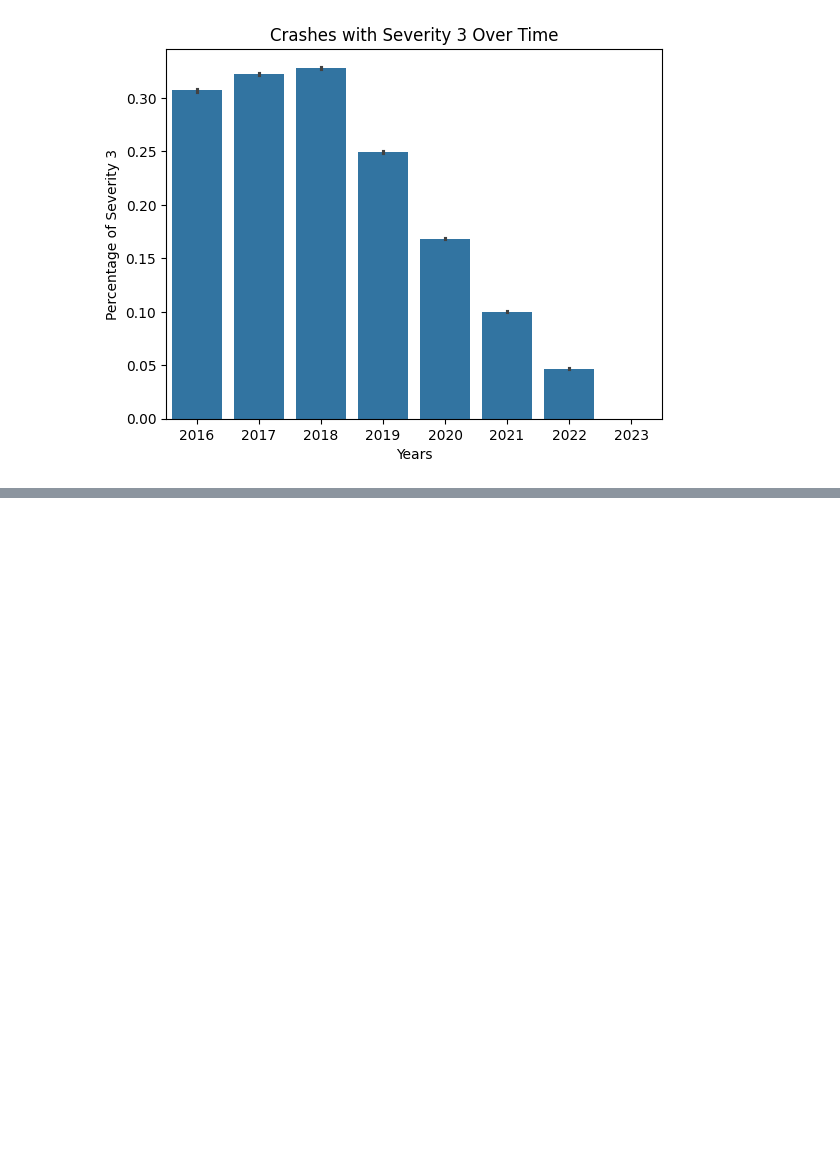
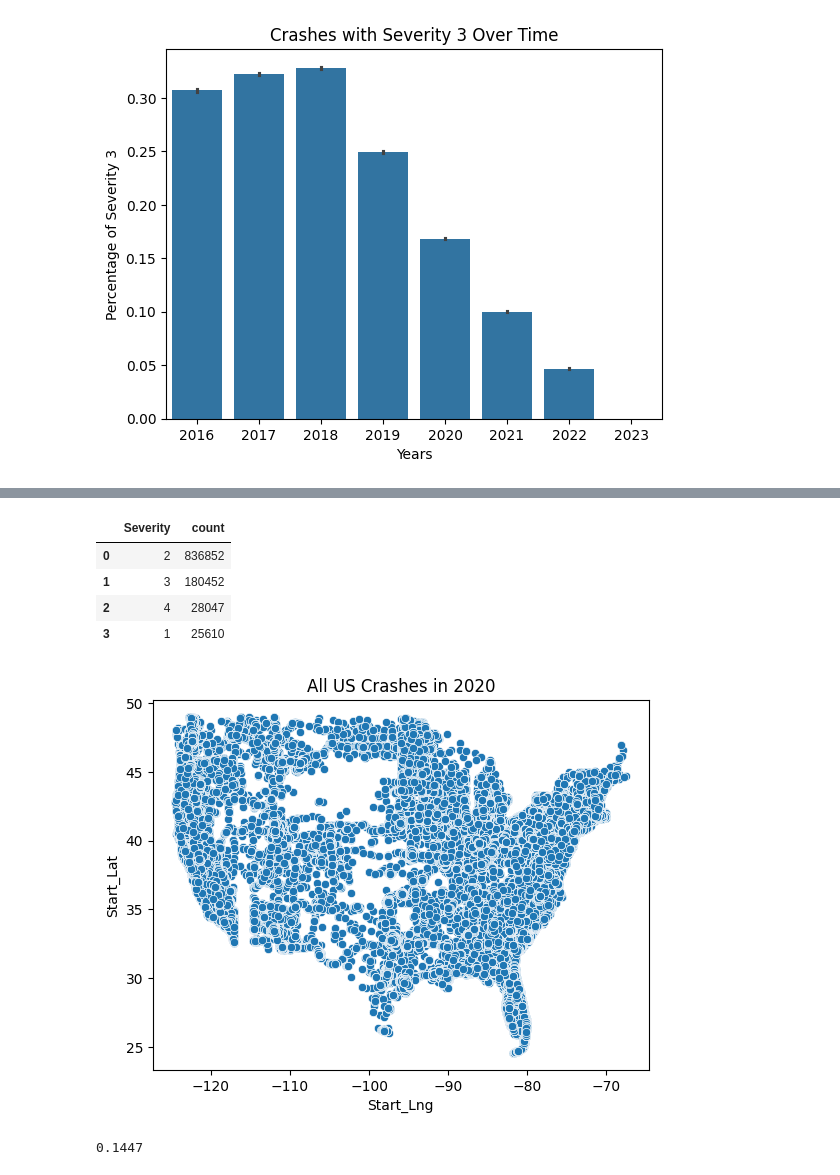
Before and after one commit to Kestrel86/US_AccidentModel, a Jupyter notebook: US_Accidents_EDA.ipynb, the cells around one changed output, grey strips where cells are left out. Cells and saved outputs as stored; diff of their text form; code cells hidden in the pictures; blank space fills up the shorter version.

```diff
--- a/US_Accidents_EDA.ipynb
+++ b/US_Accidents_EDA.ipynb
@@ -453,0 +488,26 @@ plt.show()
+# %%
+df2020_group = df[df['Start_Time'].dt.year == 2020]
+
+sns.scatterplot(x = df2020_group.Start_Lng , y = df2020_group.Start_Lat )
+plt.title("All US Crashes in 2020")
+plt.show
+
+severityCount2020 = df2020_group['Severity'].value_counts()
+
+tableSeverity2020 = severityCount2020.reset_index()
+tableSeverity2020
+# %% [output]
+|  | Severity | count |
+| 0 | 2 | 836852 |
+| 1 | 3 | 180452 |
+| 2 | 4 | 28047 |
+| 3 | 1 | 25610 |
+[figure, added]
+# %%
+totalcrashes = df.shape[0]
+total2020_crashes = df2020_group.shape[0]
+
+percentage2020 = total2020_crashes / totalcrashes
+print(round(percentage2020, 4))
+# %% [output]
+0.1447
```
Also changed, not shown: parts of 25 cells of this notebook, 1 other file.
